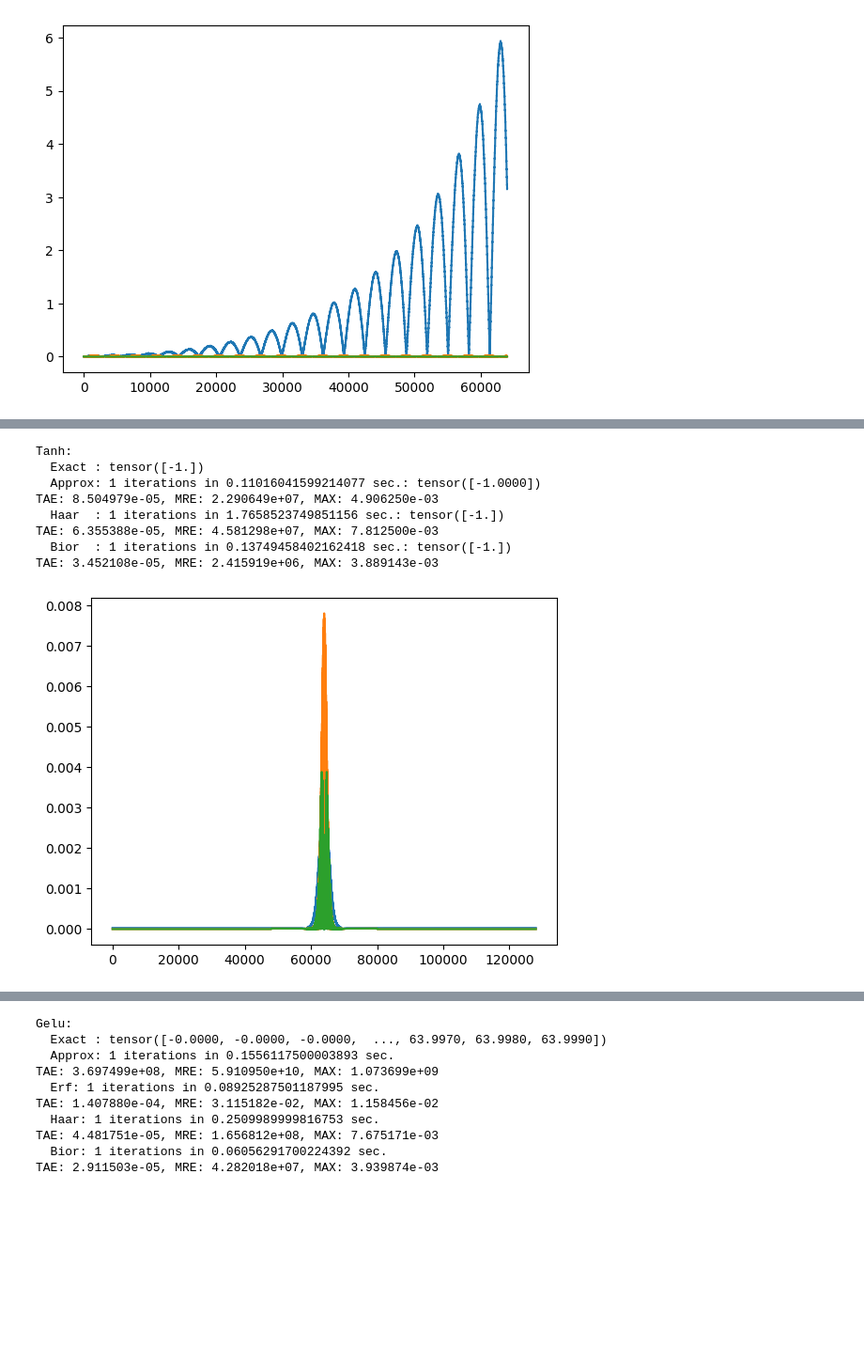
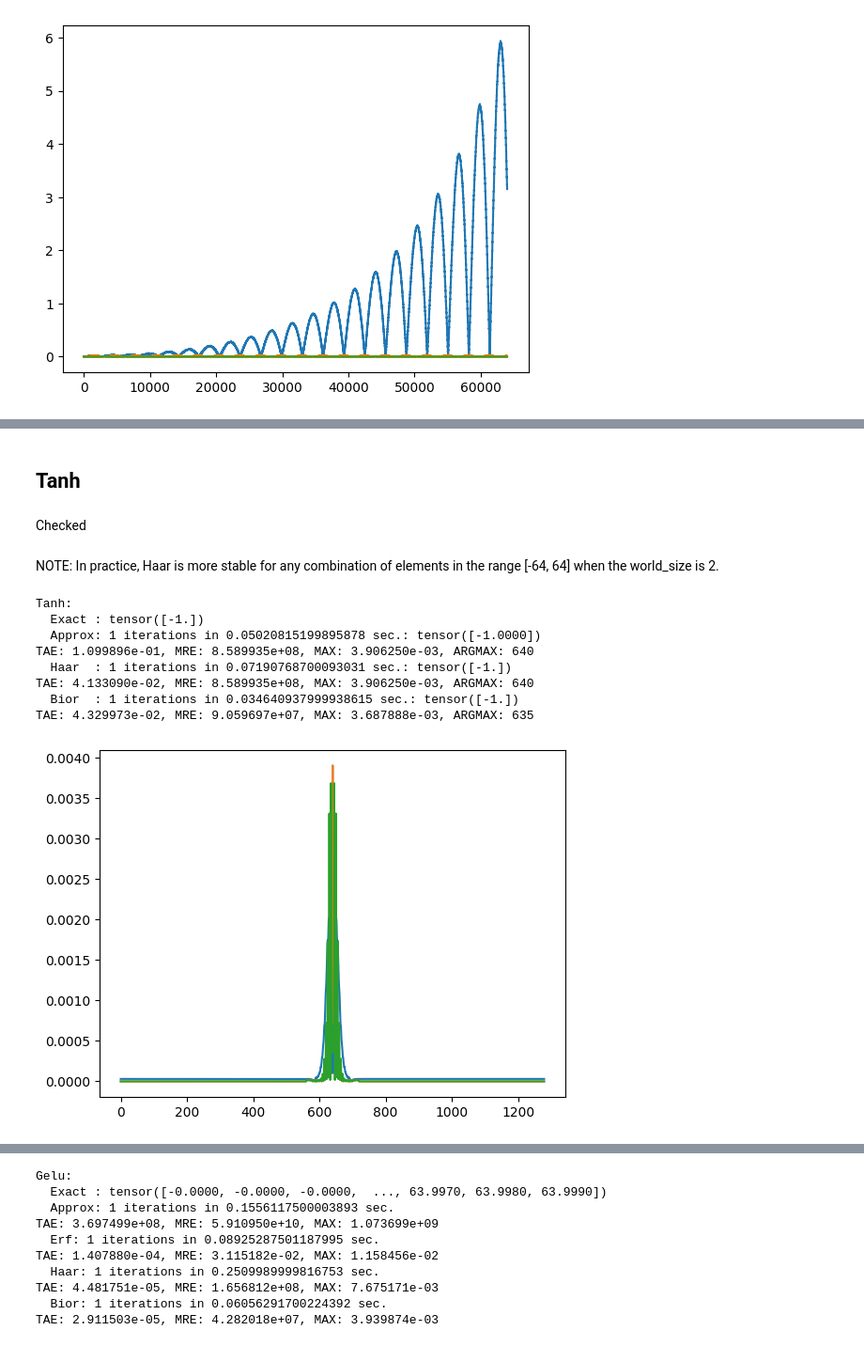
Before and after one commit to jimouris/curl, a Jupyter notebook: tutorials/Tutorial_0_Function_Approximations.ipynb, the cells around one changed output, grey strips where cells are left out. Shown at 94% size. Cells and saved outputs as stored; diff of their text form; code cells hidden in the pictures; blank space fills up the shorter version.

```diff
--- a/tutorials/Tutorial_0_Function_Approximations.ipynb
+++ b/tutorials/Tutorial_0_Function_Approximations.ipynb
@@ -129,6 +207,7 @@ TAE: 1.925104e+02, MRE: 1.298103e+02, MAX: 2.697282e+03
 # %%
 # x = torch.tensor([0.00005, 0.0001, 0.005, 0.01, 0.05, 0.1, 0.5, 1]) # , 5, 10, 50, 100 , 500, 1000, 5000, 10000, 50000])
-x = torch.arange(1.0, 64, 0.001)
+x = torch.arange(start=1.1, end=64, step=0.1)
+# x = torch.arange(start=1.01, end=10, step=0.01)
 # x = x.reshape((63, 100))
 x_enc = crypten.cryptensor(x)
 
@@ -176,5 +327,5 @@ TAE: 3.795877e-05, MRE: 3.027314e-04, MAX: 1.126099e-02
 # %%
-x = torch.arange(0.001, 64, 0.001)
+x = torch.arange(0.001, 16, 0.001)
 x_enc = crypten.cryptensor(x)
 
 print("\nLogarithm (LUT faster):")
@@ -356,5 +602,5 @@ TAE: 1.336654e-03, MRE: 3.306064e-03, MAX: 5.173981e-03
 # %%
-x = torch.arange(-64, 64, 0.001)
+x = torch.arange(-64, 64, 0.1)
 x_enc = crypten.cryptensor(x)
 
 print("\nSigmoid:")
@@ -390,31 +685,40 @@ TAE: 9.526060e-06, MRE: 1.392247e+00, MAX: 5.016476e-04
+# %% [markdown]
+## Tanh
+# %% [markdown]
+Checked
+# %% [markdown]
+NOTE: In practice, Haar is more stable for any combination of elements in the range [-64, 64] when the world_size is 2.
 # %%
+x = torch.arange(-64, 64, 0.1)
+x_enc = crypten.cryptensor(x)
+
 print("Tanh:")
 print("  Exact :", x.tanh()[:print_terms])
 with cfg.temp_override({"functions.sigmoid_tanh_method": 'reciprocal', "functions.reciprocal_method": 'NR', "functions.exp_method": 'limit'}):
     start1 = timeit.default_timer()
     for _ in range(num_iters):
         z_enc = x_enc.tanh()  # Private
     print("  Approx:", num_iters, "iterations in",  timeit.default_timer() - start1, "sec.:", z_enc.get_plain_text()[:print_terms])
     print_diff(x.tanh(), z_enc)
 with cfg.temp_override({"functions.sigmoid_tanh_method": 'haar'}):
     start1 = timeit.default_timer()
     for _ in range(num_iters):
         z_enc = x_enc.tanh()  # Private
     print("  Haar  :", num_iters, "iterations in",  timeit.default_timer() - start1, "sec.:", z_enc.get_plain_text()[:print_terms])
     print_diff(x.tanh(), z_enc)
 with cfg.temp_override({"functions.sigmoid_tanh_method": 'bior'}):
     start1 = timeit.default_timer()
     for _ in range(num_iters):
         z_enc = x_enc.tanh()  # Private
     print("  Bior  :", num_iters, "iterations in",  timeit.default_timer() - start1, "sec.:", z_enc.get_plain_text()[:print_terms])
     print_diff(x.tanh(), z_enc)
 # %% [output]
 Tanh:
   Exact : tensor([-1.])
-  Approx: 1 iterations in 0.11016041599214077 sec.: tensor([-1.0000])
-TAE: 8.504979e-05, MRE: 2.290649e+07, MAX: 4.906250e-03
-  Haar  : 1 iterations in 1.7658523749851156 sec.: tensor([-1.])
-TAE: 6.355388e-05, MRE: 4.581298e+07, MAX: 7.812500e-03
-  Bior  : 1 iterations in 0.13749458402162418 sec.: tensor([-1.])
-TAE: 3.452108e-05, MRE: 2.415919e+06, MAX: 3.889143e-03
+  Approx: 1 iterations in 0.05020815199895878 sec.: tensor([-1.0000])
+TAE: 1.099896e-01, MRE: 8.589935e+08, MAX: 3.906250e-03, ARGMAX: 640
+  Haar  : 1 iterations in 0.07190768700093031 sec.: tensor([-1.])
+TAE: 4.133090e-02, MRE: 8.589935e+08, MAX: 3.906250e-03, ARGMAX: 640
+  Bior  : 1 iterations in 0.034640937999938615 sec.: tensor([-1.])
+TAE: 4.329973e-02, MRE: 9.059697e+07, MAX: 3.687888e-03, ARGMAX: 635
-[figure, old version]
+[figure, new version]
```
Also changed, not shown: parts of 33 cells of this notebook, 1 other file.
